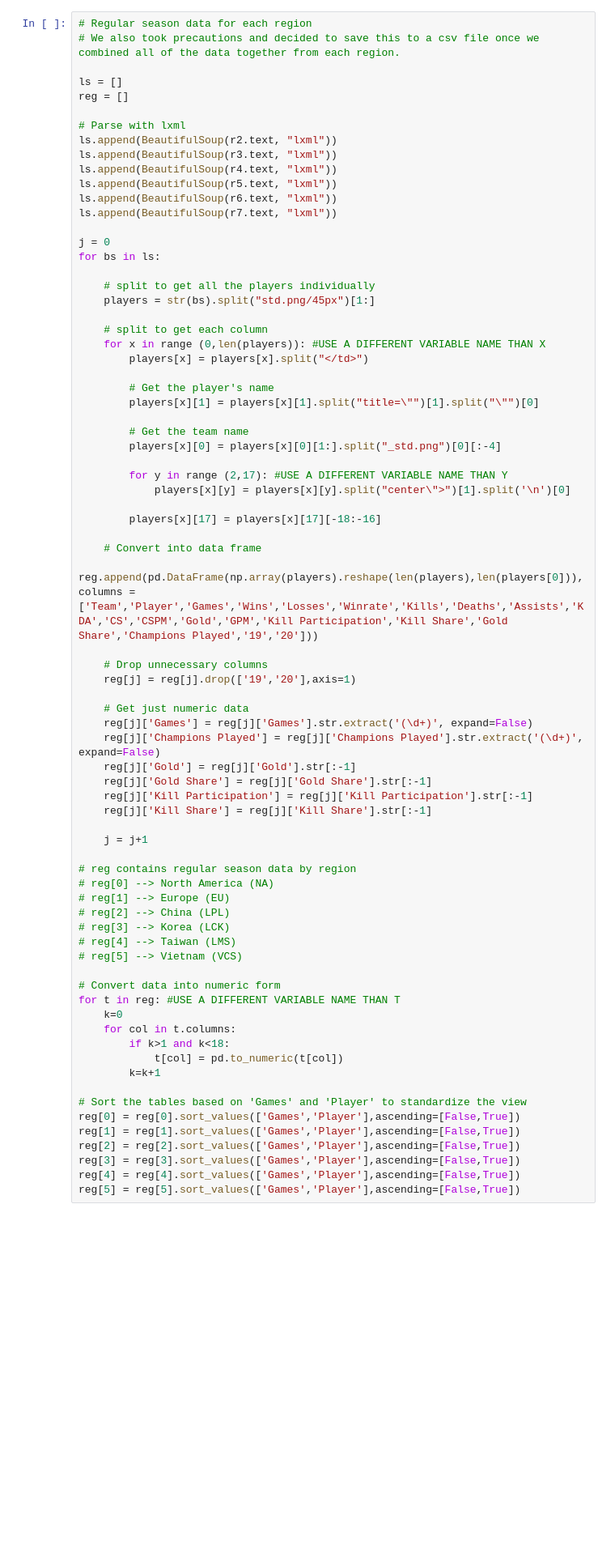
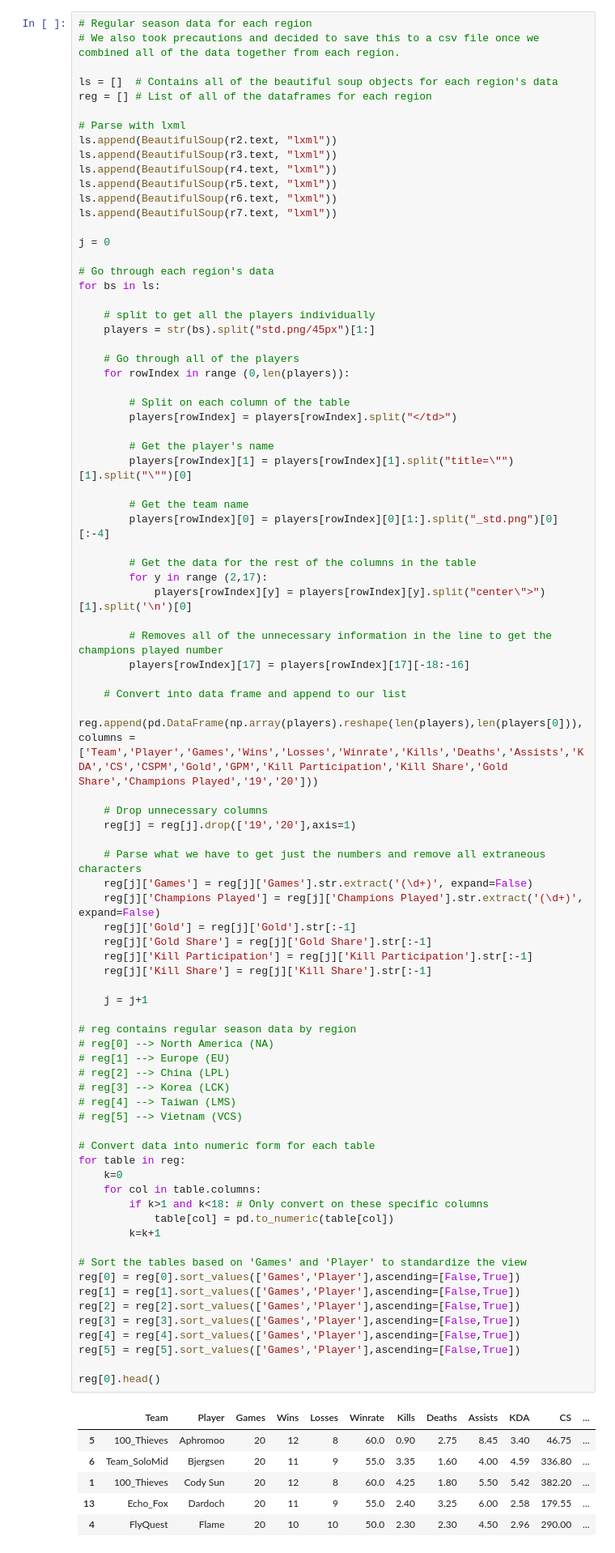
Before and after one commit to dbriggs2/dbriggs2.github.io, a Jupyter notebook: Final.ipynb, the cells around one changed output. Shown at 81% size. Saved outputs shown, nothing was run; the diff lists cells and outputs as text; blank space fills up the shorter version.

```diff
--- a/Final.ipynb
+++ b/Final.ipynb
@@ -305,8 +339,8 @@ We also have to parse the the regular season data for each region, also dropping
 # Regular season data for each region
 # We also took precautions and decided to save this to a csv file once we combined all of the data together from each region.
 
-ls = []
-reg = []
+ls = []  # Contains all of the beautiful soup objects for each region's data
+reg = [] # List of all of the dataframes for each region
 
 # Parse with lxml
 ls.append(BeautifulSoup(r2.text, "lxml"))
@@ -317,65 +351,80 @@ ls.append(BeautifulSoup(r6.text, "lxml"))
 ls.append(BeautifulSoup(r7.text, "lxml"))
 
 j = 0
+
+# Go through each region's data
 for bs in ls:
 
     # split to get all the players individually
     players = str(bs).split("std.png/45px")[1:]
 
-    # split to get each column
-    for x in range (0,len(players)): #USE A DIFFERENT VARIABLE NAME THAN X
-        players[x] = players[x].split("</td>")
+    # Go through all of the players
+    for rowIndex in range (0,len(players)):
+
+        # Split on each column of the table
+        players[rowIndex] = players[rowIndex].split("</td>")
 
         # Get the player's name
-        players[x][1] = players[x][1].split("title=\"")[1].split("\"")[0]
+        players[rowIndex][1] = players[rowIndex][1].split("title=\"")[1].split("\"")[0]
 
         # Get the team name
-        players[x][0] = players[x][0][1:].split("_std.png")[0][:-4]
+        players[rowIndex][0] = players[rowIndex][0][1:].split("_std.png")[0][:-4]
 
-        for y in range (2,17): #USE A DIFFERENT VARIABLE NAME THAN Y
-            players[x][y] = players[x][y].split("center\">")[1].split('\n')[0]
+        # Get the data for the rest of the columns in the table
+        for y in range (2,17):
+            players[rowIndex][y] = players[rowIndex][y].split("center\">")[1].split('\n')[0]
 
-        players[x][17] = players[x][17][-18:-16]
+        # Removes all of the unnecessary information in the line to get the champions played number
+        players[rowIndex][17] = players[rowIndex][17][-18:-16]
 
-    # Convert into data frame
+    # Convert into data frame and append to our list
     reg.append(pd.DataFrame(np.array(players).reshape(len(players),len(players[0])), columns = ['Team','Player','Games','Wins','Losses','Winrate','Kills','Deaths','Assists','KDA','CS','CSPM','Gold','GPM','Kill Participation','Kill Share','Gold Share','Champions Played','19','20']))
 
     # Drop unnecessary columns
     reg[j] = reg[j].drop(['19','20'],axis=1)
 
-    # Get just numeric data
+    # Parse what we have to get just the numbers and remove all extraneous characters
     reg[j]['Games'] = reg[j]['Games'].str.extract('(\d+)', expand=False)
     reg[j]['Champions Played'] = reg[j]['Champions Played'].str.extract('(\d+)', expand=False)
     reg[j]['Gold'] = reg[j]['Gold'].str[:-1]
     reg[j]['Gold Share'] = reg[j]['Gold Share'].str[:-1]
     reg[j]['Kill Participation'] = reg[j]['Kill Participation'].str[:-1]
     reg[j]['Kill Share'] = reg[j]['Kill Share'].str[:-1]
 
     j = j+1
 
 # reg contains regular season data by region
 # reg[0] --> North America (NA)
 # reg[1] --> Europe (EU)
 # reg[2] --> China (LPL)
 # reg[3] --> Korea (LCK)
 # reg[4] --> Taiwan (LMS)
 # reg[5] --> Vietnam (VCS)
 
-# Convert data into numeric form
-for t in reg: #USE A DIFFERENT VARIABLE NAME THAN T
+# Convert data into numeric form for each table
+for table in reg:
     k=0
-    for col in t.columns:
-        if k>1 and k<18:
-            t[col] = pd.to_numeric(t[col])
+    for col in table.columns:
+        if k>1 and k<18: # Only convert on these specific columns
+            table[col] = pd.to_numeric(table[col])
         k=k+1
 
 # Sort the tables based on 'Games' and 'Player' to standardize the view
 reg[0] = reg[0].sort_values(['Games','Player'],ascending=[False,True])
 reg[1] = reg[1].sort_values(['Games','Player'],ascending=[False,True])
 reg[2] = reg[2].sort_values(['Games','Player'],ascending=[False,True])
 reg[3] = reg[3].sort_values(['Games','Player'],ascending=[False,True])
 reg[4] = reg[4].sort_values(['Games','Player'],ascending=[False,True])
 reg[5] = reg[5].sort_values(['Games','Player'],ascending=[False,True])
+
+reg[0].head()
+# %% [output]
+|  | Team | Player | Games | Wins | Losses | Winrate | Kills | Deaths | Assists | KDA | CS | ... |
+| 5 | 100_Thieves | Aphromoo | 20 | 12 | 8 | 60.0 | 0.90 | 2.75 | 8.45 | 3.40 | 46.75 | ... |
+| 6 | Team_SoloMid | Bjergsen | 20 | 11 | 9 | 55.0 | 3.35 | 1.60 | 4.00 | 4.59 | 336.80 | ... |
+| 1 | 100_Thieves | Cody Sun | 20 | 12 | 8 | 60.0 | 4.25 | 1.80 | 5.50 | 5.42 | 382.20 | ... |
+| 13 | Echo_Fox | Dardoch | 20 | 11 | 9 | 55.0 | 2.40 | 3.25 | 6.00 | 2.58 | 179.55 | ... |
+| 4 | FlyQuest | Flame | 20 | 10 | 10 | 50.0 | 2.30 | 2.30 | 4.50 | 2.96 | 290.00 | ... |
 # %% [markdown]
 Lastly, because we plan to investigate how a player's position affects the winning heuristic, we needed to assign the data of position to each player. Unfortunately, the data read in didn't track positions, and no single table available had this data, so instead of downloading and pasing 30 separate tables for a single column, we hardcoded in the player's position.
 
```
Also changed, not shown: parts of 58 cells of this notebook.
